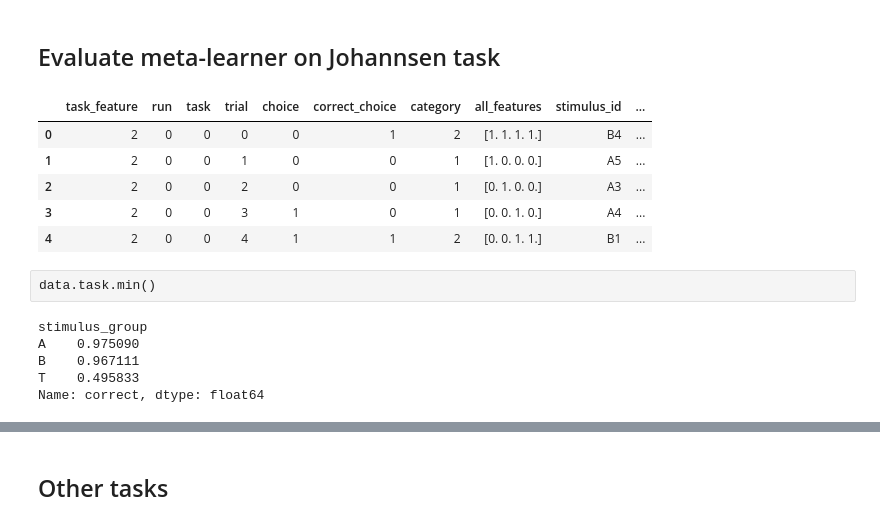
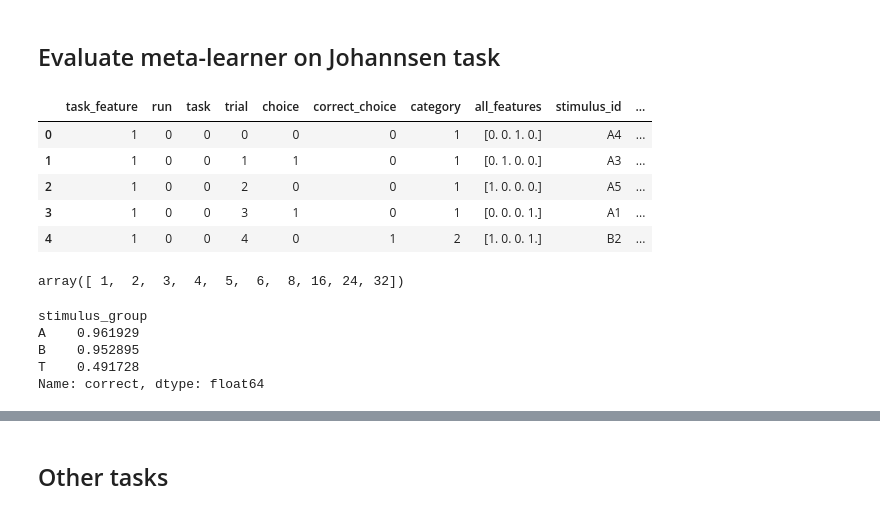
Before and after one commit to akjagadish/vanilla-llama, a Jupyter notebook: categorisation/notebooks/evaluate_metalearner.ipynb, the cells around one changed output, grey strips where cells are left out. Drawn from its saved outputs; the diff is of its cells as text; code cells hidden in the pictures.

```diff
--- a/categorisation/notebooks/evaluate_metalearner.ipynb
+++ b/categorisation/notebooks/evaluate_metalearner.ipynb
@@ -16,15 +16,18 @@ import seaborn as sns
 # %% [markdown]
 ## Evaluate meta-learner on Johannsen task
 # %%
-data = pd.read_csv('../data/meta_learner/johanssen_categorisation__tasks8950_pversion5_stage1_model=transformer_num_episodes500000_num_hidden=256_lr0.0003_num_layers=6_d_model=64_num_head=8_noise0.0_shuffleTrue_run=1_beta=1.0_num_trials=288_num_runs=1.csv')
-#johanssen_categorisation__tasks8950_pversion5_stage1_model=transformer_num_episodes500000_num_hidden=256_lr0.0003_num_layers=6_d_model=64_num_head=8_noise0.0_shuffleTrue_run=0_beta=1.0_num_trials=288_num_runs=1.csv')
+beta = 0.8
+num_runs = 1
+data = pd.read_csv(f'../data/meta_learner/johanssen_categorisation__tasks8950_pversion5_stage1_model=transformer_num_episodes500000_num_hidden=256_lr0.0003_num_layers=6_d_model=64_num_head=8_noise0.0_shuffleTrue_run=1_beta={beta}_num_trials=288_num_runs={num_runs}.csv')
 data.head()
 # %% [output]
 |  | task_feature | run | task | trial | choice | correct_choice | category | all_features | stimulus_id | ... |
-| 0 | 2 | 0 | 0 | 0 | 0 | 1 | 2 | [1. 1. 1. 1.] | B4 | ... |
-| 1 | 2 | 0 | 0 | 1 | 0 | 0 | 1 | [1. 0. 0. 0.] | A5 | ... |
-| 2 | 2 | 0 | 0 | 2 | 0 | 0 | 1 | [0. 1. 0. 0.] | A3 | ... |
-| 3 | 2 | 0 | 0 | 3 | 1 | 0 | 1 | [0. 0. 1. 0.] | A4 | ... |
-| 4 | 2 | 0 | 0 | 4 | 1 | 1 | 2 | [0. 0. 1. 1.] | B1 | ... |
+| 0 | 1 | 0 | 0 | 0 | 0 | 0 | 1 | [0. 0. 1. 0.] | A4 | ... |
+| 1 | 1 | 0 | 0 | 1 | 1 | 0 | 1 | [0. 1. 0. 0.] | A3 | ... |
+| 2 | 1 | 0 | 0 | 2 | 0 | 0 | 1 | [1. 0. 0. 0.] | A5 | ... |
+| 3 | 1 | 0 | 0 | 3 | 1 | 0 | 1 | [0. 0. 0. 1.] | A1 | ... |
+| 4 | 1 | 0 | 0 | 4 | 0 | 1 | 2 | [1. 0. 0. 1.] | B2 | ... |
-# %% [raw]
-data.task.min()
+# %%
+data.task_feature.unique()
+# %% [output]
+array([ 1,  2,  3,  4,  5,  6,  8, 16, 24, 32])
@@ -31,5 +38,5 @@ data.task.min()
 # %%
-# group all stimulus_id starting with 'A', 'B' and 'T' respectively
+# group all stimulus_id starting with 'A', 'B' and 'T' respectively and print their performance
 data['stimulus_group'] = data['stimulus_id'].apply(lambda x: x[0])
 data.head()
 # add a column called correct when choice is equal to the correct correct_choice
@@ -38,9 +45,9 @@ data['correct'] = data['choice'] == data['correct_choice']
 data.groupby('stimulus_group')['correct'].mean()
 # %% [output]
 stimulus_group
-A    0.975090
-B    0.967111
-T    0.495833
+A    0.961929
+B    0.952895
+T    0.491728
 Name: correct, dtype: float64
 # %%
 plt.figure(figsize=(10, 6))
```
Also changed, not shown: parts of 15 cells of this notebook, 1 other file.
